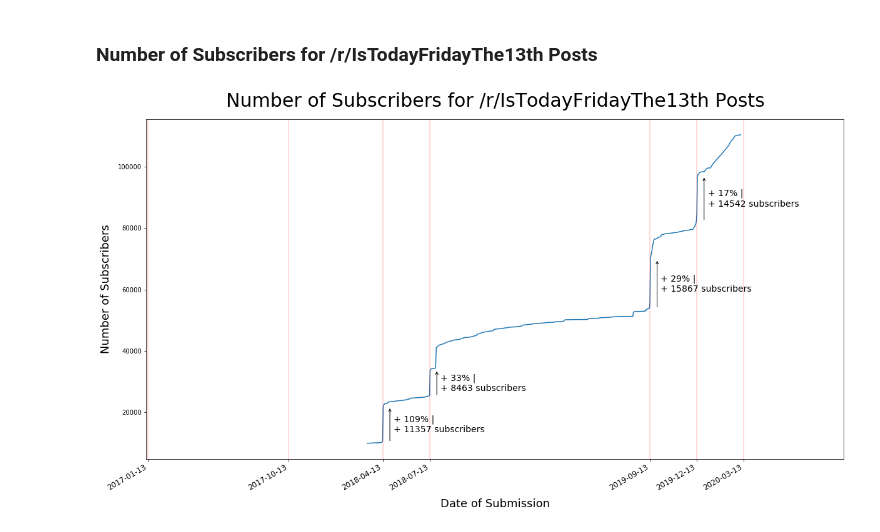
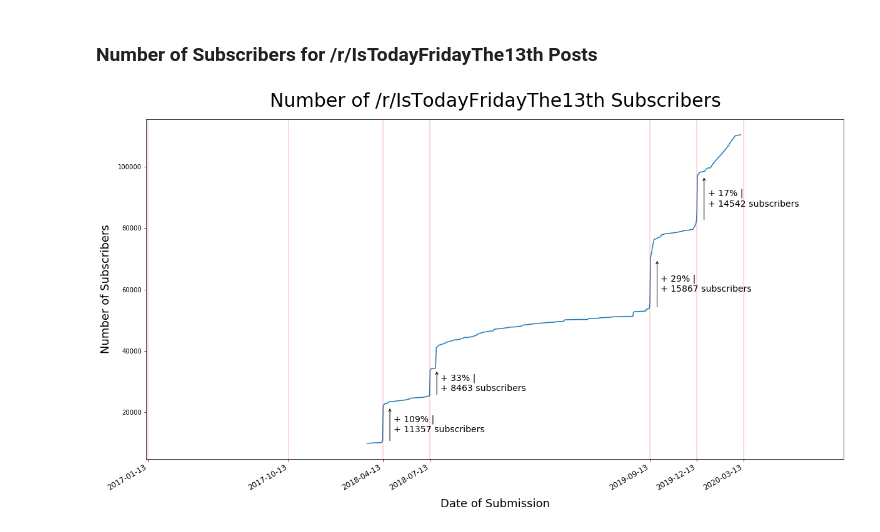
Before and after one commit to francislin96/IsTodayFridayThe13th, a Jupyter notebook: IsTodayFridayThe13th.ipynb, the cells around one changed output. Cells and saved outputs as stored; diff of their text form; code cells hidden in the pictures.

Commit message:
change title on image

```diff
--- a/IsTodayFridayThe13th.ipynb
+++ b/IsTodayFridayThe13th.ipynb
@@ -254,35 +254,35 @@ fig, ax = plt.subplots(figsize=(20,10))
 plt.xlim([df_total['date'].iloc[0], add_days(df_total['date'].iloc[-1], 200)])
 
 # figure metadata
-ax.set_title('Number of Subscribers for /r/IsTodayFridayThe13th Posts', fontsize= 30, pad=20)
+ax.set_title('Number of /r/IsTodayFridayThe13th Subscribers', fontsize= 30, pad=20)
 plt.xlabel('Date of Submission', fontsize= 18, labelpad=10)
 plt.ylabel('Number of Subscribers', fontsize= 18, labelpad=10)
 
 # plot subscriber data
 ax.plot(df_total.date, df_total.subreddit_subscribers)
 
 # lines for Friday the 13th
 friday_the_13ths = get_friday_the_13ths(end_date=add_days(df_total['date'].iloc[-1], 200))
 for i in friday_the_13ths:
     plt.axvline(i, color='r', alpha=0.2)
 plt.xticks(friday_the_13ths, rotation=30, ha='right', fontsize=12)
 
 # annotations for Friday the 13ths
 for idx, d in enumerate(get_friday_the_13ths(start_date='2018-04-01')):
     # get number of subs before and after Friday the 13th
     d1_subs = df_total[df_total['date'] == add_days(d, -1)].iloc[0]['subreddit_subscribers']
     d2_subs = df_total[df_total['date'] == add_days(d, 1)].iloc[0]['subreddit_subscribers']
     # annotate
     plt.annotate('', xy=(add_days(d, 14), d1_subs), xycoords='data',
                  xytext=(add_days(d, 14), d2_subs), textcoords='data',
                  arrowprops=dict(arrowstyle='<-', color='0', connectionstyle='angle3,angleA=0,angleB=90'))
     plt.annotate('+ {}% |\n+ {} subscribers'.format(int(100*(d2_subs-d1_subs)/d1_subs),int(d2_subs-d1_subs)),
                  xy=(add_days(d, 21), np.mean([d1_subs, d2_subs])), va='center', ha='left', fontsize=14)
 
 # save figure
 plt.savefig('IsTodayFridayThe13thSubscribers.png')
 
 # show plot
 plt.show()
 # %% [output]
-[figure, old version]
+[figure, new version]
```
Also changed, not shown: 3 other files.
